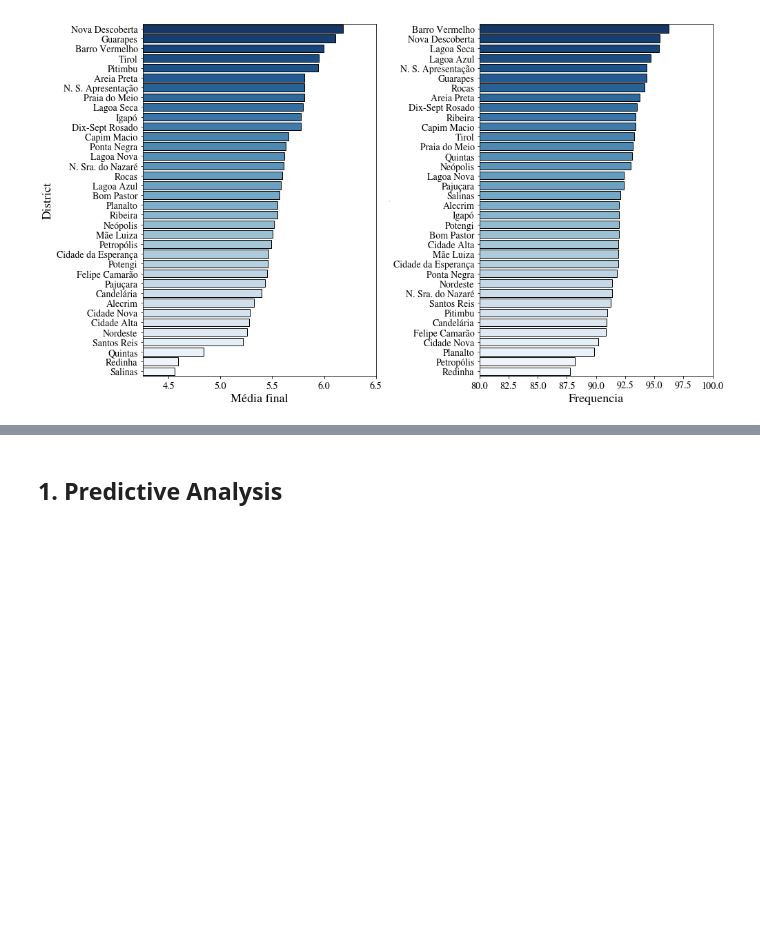
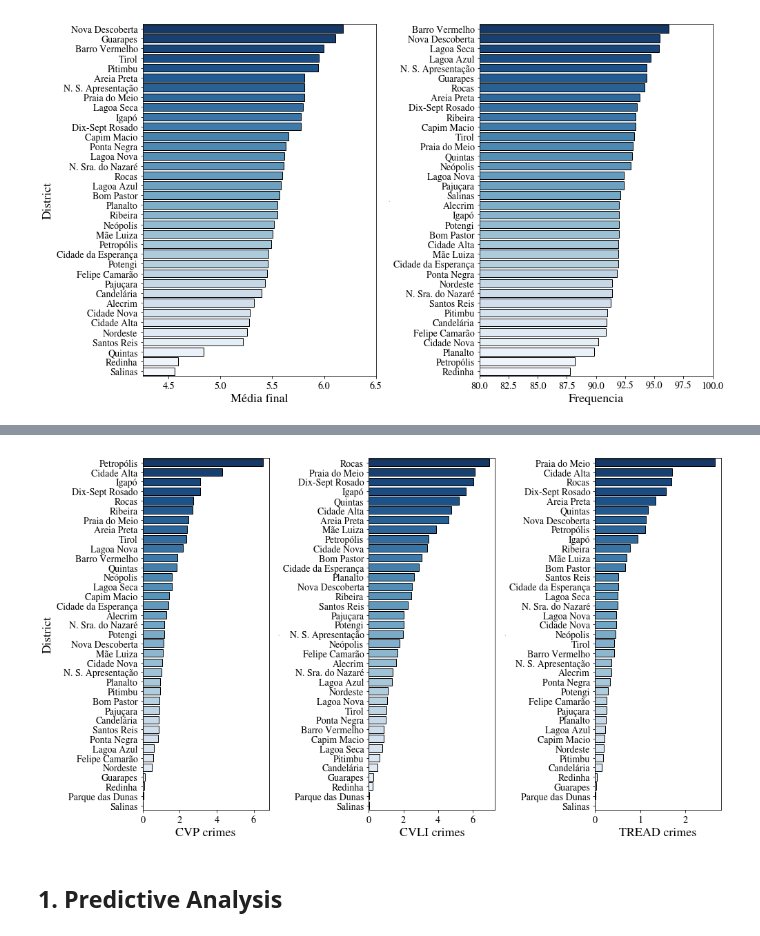
Before and after one commit to adaj/educational-analytics, a Jupyter notebook: EDA.ipynb, the cells around one changed output, grey strips where cells are left out. Drawn from its saved outputs; the diff is of its cells as text; code cells hidden in the pictures; blank space fills up the shorter version.

```diff
--- a/EDA.ipynb
+++ b/EDA.ipynb
@@ -146,0 +167,27 @@ plt.savefig(folder+'../plots/stats_bairro.pdf',dpi=200)
+# %%
+fig, ax = plt.subplots(figsize=(14,8), ncols=3)
+
+sns.barplot(data=crimes.reset_index().sort_values('d_burglary', ascending=False),
+            x='d_burglary', y='BAIRRO',ax=ax[0], palette='Blues_r', edgecolor='black', linewidth=1,)
+sns.barplot(data=crimes.reset_index().sort_values('d_violent-lethal', ascending=False),
+            x='d_violent-lethal', y='BAIRRO',ax=ax[1], palette='Blues_r', edgecolor='black', linewidth=1,)
+sns.barplot(data=crimes.reset_index().sort_values('d_drugs', ascending=False),
+            x='d_drugs', y='BAIRRO',ax=ax[2], palette='Blues_r', edgecolor='black', linewidth=1,)
+
+ax[0].xaxis.set_tick_params(labelsize=14)
+ax[0].yaxis.set_tick_params(labelsize=14)
+ax[1].xaxis.set_tick_params(labelsize=14)
+ax[1].yaxis.set_tick_params(labelsize=14)
+ax[2].xaxis.set_tick_params(labelsize=14)
+ax[2].yaxis.set_tick_params(labelsize=14)
+ax[0].set_ylabel('District',fontsize=18)
+ax[1].set_ylabel('District',fontsize=0)
+ax[2].set_ylabel('District',fontsize=0)
+ax[0].set_xlabel('CVP crimes',fontsize=18)
+ax[1].set_xlabel('CVLI crimes',fontsize=18)
+ax[2].set_xlabel('TREAD crimes',fontsize=18)
+
+fig.tight_layout()
+fig.savefig(folder+'../plots/stats_bairro_crimes.pdf',dpi=200)
+# %% [output]
+[figure, added]
```
Also changed, not shown: parts of 10 cells of this notebook, 11 other files.
